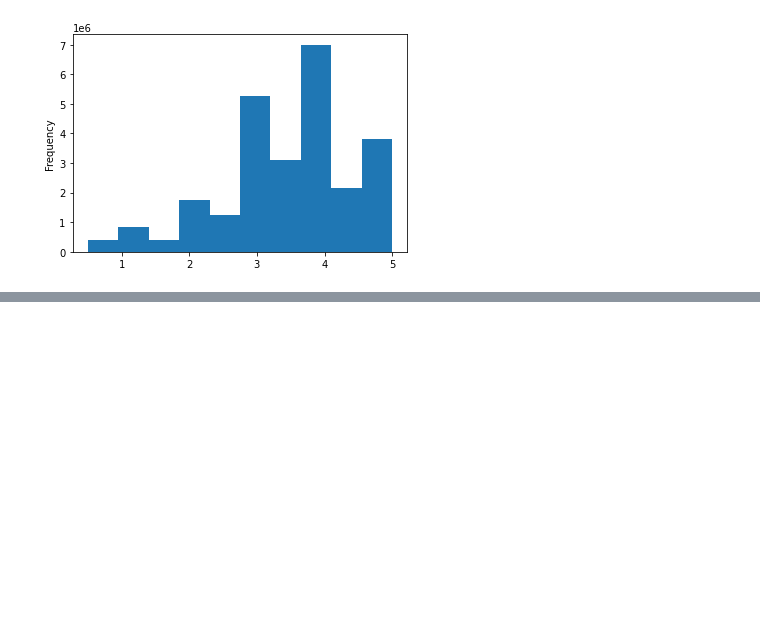
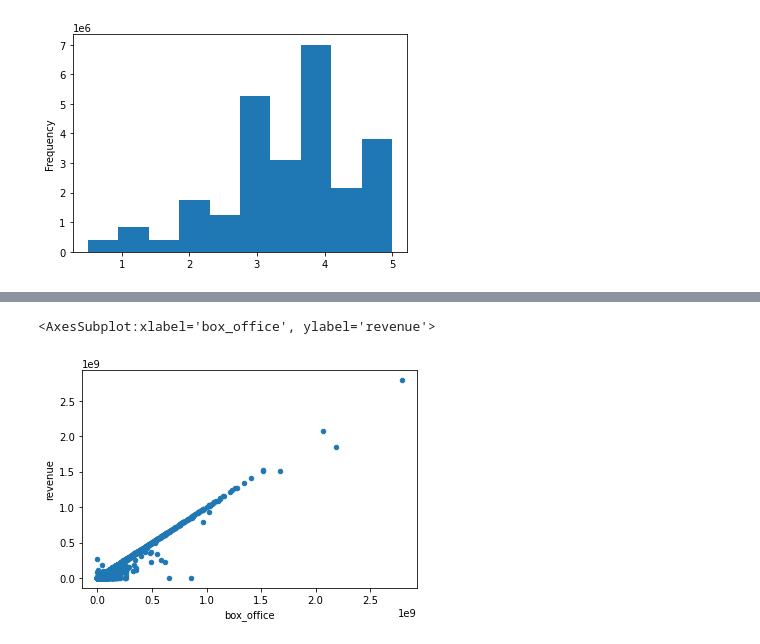
Before and after one commit to HannaKim4673/Movies-ETL, a Jupyter notebook: Extraction_and_Transformation_Code.ipynb, the cells around one changed output, grey strips where cells are left out. Drawn from its saved outputs; the diff is of its cells as text; code cells hidden in the pictures; blank space fills up the shorter version.

```diff
--- a/Extraction_and_Transformation_Code.ipynb
+++ b/Extraction_and_Transformation_Code.ipynb
@@ -694,0 +761,6 @@ Name: rating, dtype: float64
+# %%
+# Fills in missing revenue values with 0s and creates scatterplot of revenue from both datasets
+movies_df.fillna(0).plot(x='box_office', y='revenue', kind='scatter')
+# %% [output]
+<AxesSubplot:xlabel='box_office', ylabel='revenue'>
+[figure, added]
```
Also changed, not shown: parts of 25 cells of this notebook.
